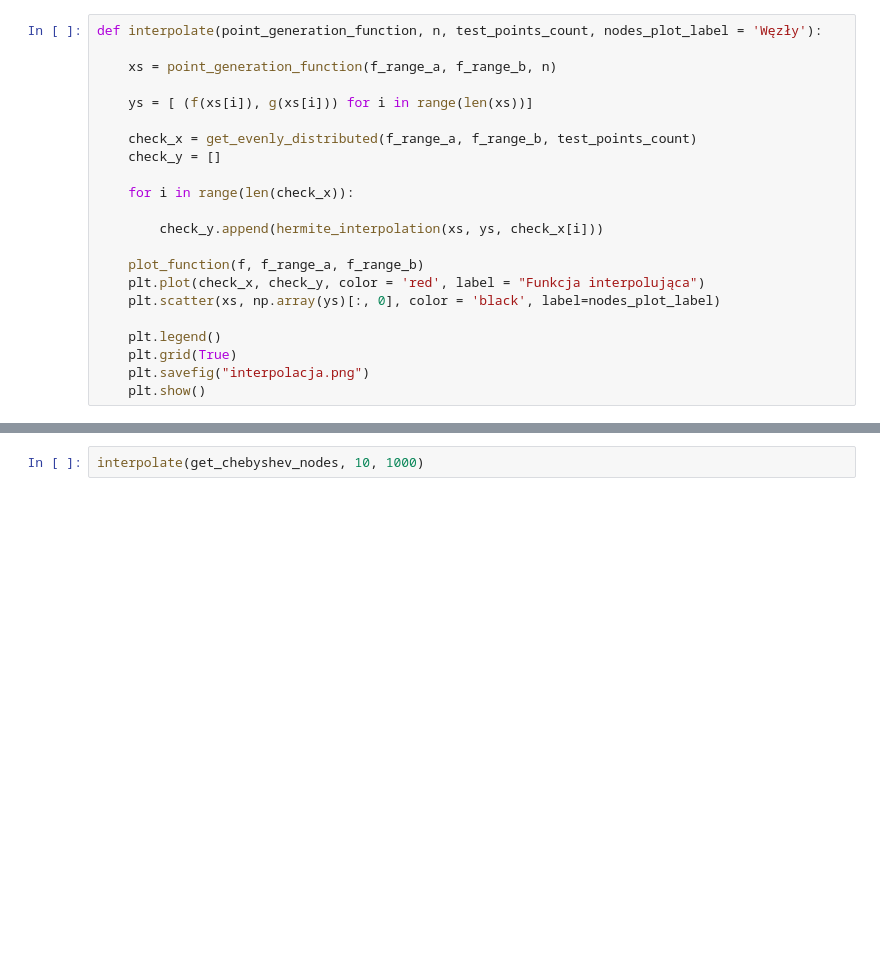
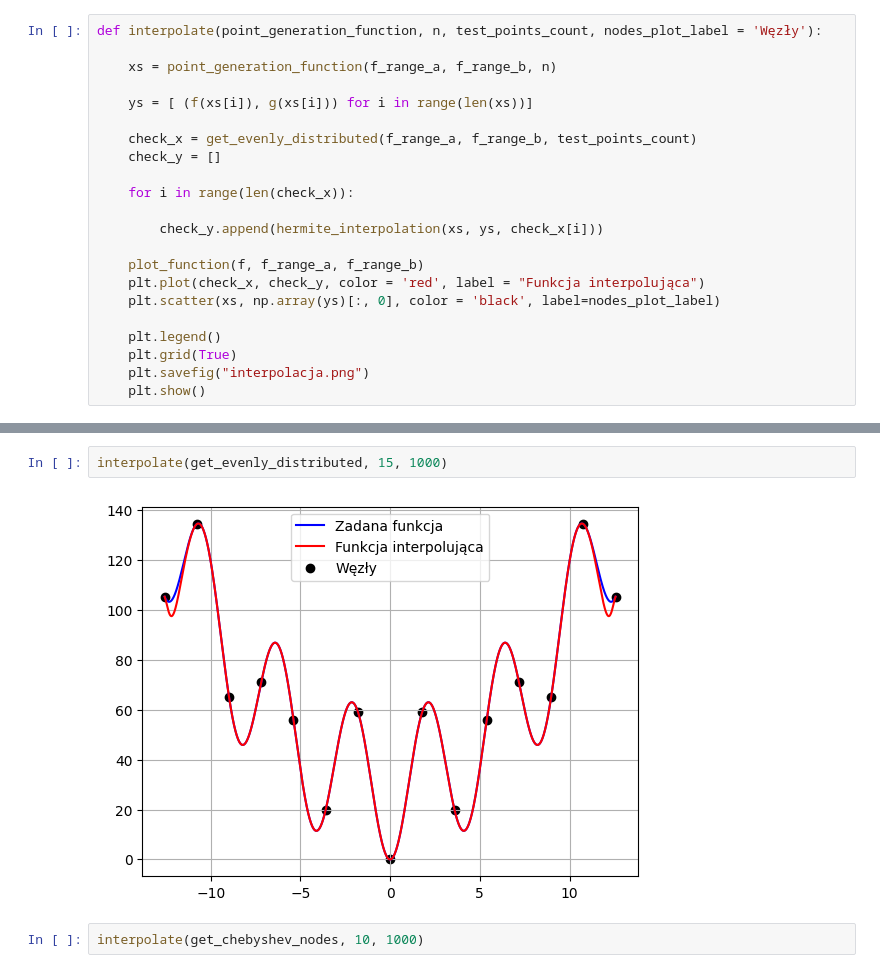
Before and after one commit to JakubFr4czek/MOwNiT, a Jupyter notebook: Lab2b/Do oceny/fraczek_2b.ipynb, the cells around one changed output, grey strips where cells are left out. Drawn from its saved outputs; the diff is of its cells as text; blank space fills up the shorter version.

```diff
--- a/Lab2b/Do oceny/fraczek_2b.ipynb
+++ b/Lab2b/Do oceny/fraczek_2b.ipynb
@@ -175,3 +175,7 @@ interpolate(get_evenly_distributed, 10, 1000)
+# %%
+interpolate(get_evenly_distributed, 15, 1000)
+# %% [output]
+[figure, added]
 # %%
 interpolate(get_chebyshev_nodes, 10, 1000)
 # %% [output]
```
Also changed, not shown: parts of 1 cell of this notebook, 12 other files.
